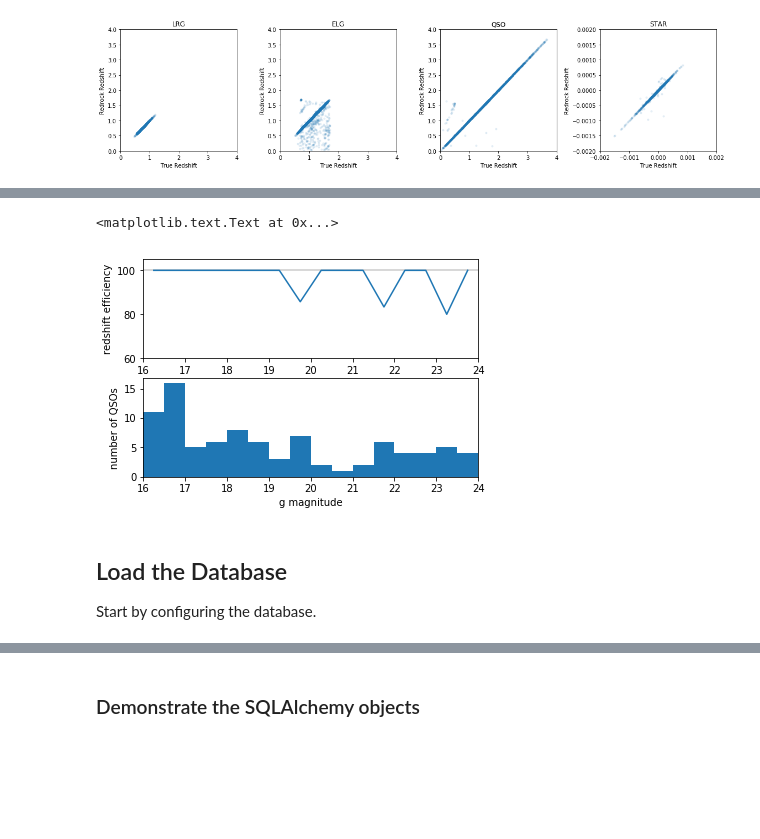
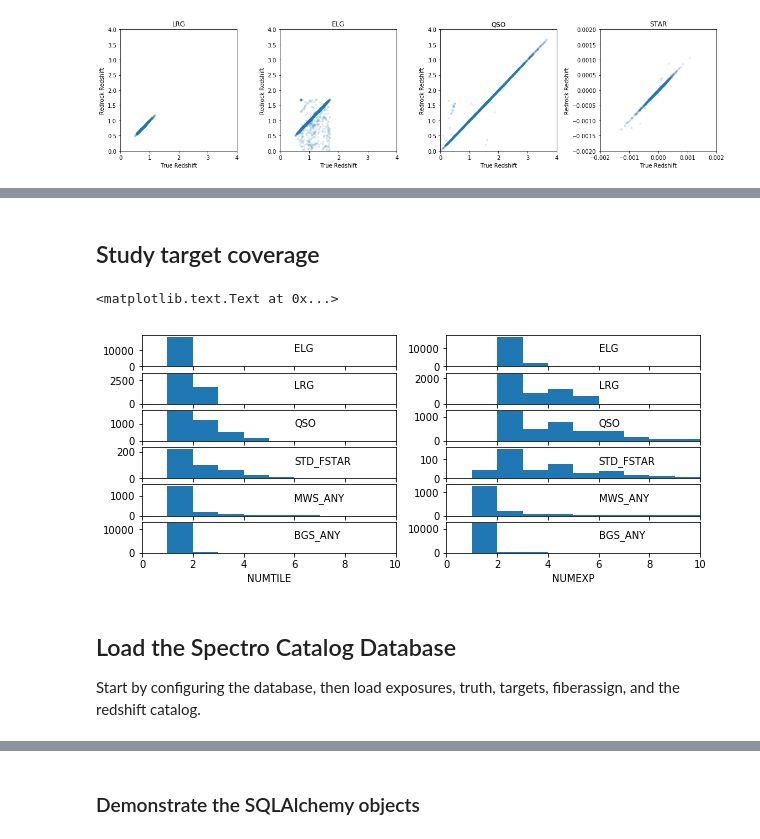
Before and after one commit to desihub/two_percent_DESI, a Jupyter notebook: mini/minitest.ipynb, the cells around one changed output, grey strips where cells are left out. Drawn from its saved outputs; the diff is of its cells as text; code cells hidden in the pictures; blank space fills up the shorter version.

```diff
--- a/mini/minitest.ipynb
+++ b/mini/minitest.ipynb
@@ -666,7 +676,7 @@ def is_fastframe_done(explist, reduxdir, verbose=False):
 
 # is_fastframe_done(explist, reduxdir, verbose=True)
 # %%
-if is_fastframe_done(explist, reduxdir):
+if is_fastframe_done(explist, reduxdir, verbose=True):
     print('fastframe already done; skipping')
 else:
     logfilename = os.path.join(reduxdir, 'exposures', 'fastframe.log')
@@ -1013,7 +977,9 @@ spectra-64-5298.fits 16125     2843
 
 This is just a merging of the individual zbest files
 # %%
-cmd = 'desi_zcatalog -i {reduxdir}/spectra-64 -o {reduxdir}/zcatalog.fits'.format(reduxdir=reduxdir)
+zcatfile = desispec.io.findfile('zcatalog')
+cmd = 'desi_zcatalog -i {reduxdir}/spectra-64 -o {zcatfile} --match {targetdir}/targets.fits'.format(
+        reduxdir=reduxdir, zcatfile=zcatfile, targetdir=targetdir)
 print(cmd)
 !$cmd
 # %% [output]
@@ -1022,7 +990,7 @@ desi_zcatalog -i /global/cscratch1/sd/bweaver/desi/dev/end2end/spectro/redux/min
 ## Redshift QA
 # %%
 truth = Table.read(os.path.join(targetdir, 'truth.fits'))
-zcat = Table.read(os.path.join(reduxdir, 'zcatalog.fits'))
+zcat = Table.read(zcatfile)
 
 truth['TRUESPECTYPE'] = np.char.strip(truth['TRUESPECTYPE'])
 truth['TEMPLATETYPE'] = np.char.strip(truth['TEMPLATETYPE'])
@@ -1118,12 +1080,0 @@ are so efficient that is isn't very meaningful to bin them.  Leaving this code i
-# %%
-g = ztruth['FLUX_G']
-magbins = np.linspace(16, 24, 17)
-midmag = 0.5*(magbins[0:-1] + magbins[1:])
-zeff = list()
-for i in range(len(magbins)-1):
-    maglo, maghi = magbins[i:i+2]
-    ismag = (maglo < g) & (g < maghi)
-    pgood, pfail, pmiss, plost = zstats(ztruth[isQSO & ismag])
-    nmag = np.count_nonzero(isQSO & ismag)
-    print('{:.1f}-{:.1f} {:4d} {:6s} {:5.1f} {:5.1f} {:5.1f} {:5.1f}'.format(maglo, maghi, nmag, 'QSO', pgood, pfail, pmiss, plost))
-    zeff.append(pgood)
@@ -1147,23 +1081,34 @@ for i in range(len(magbins)-1):
-# %%
-subplot(211)
-axhline(100, color='0.8')
-plot(midmag, zeff)
-xlim(magbins[0], magbins[-1])
-ylabel('redshift efficiency')
-ylim(60,105)
-
-subplot(212)
-hist(g[isQSO], len(magbins)-1, (magbins[0], magbins[-1]))
-xlim(magbins[0], magbins[-1])
-xlabel('g magnitude')
-ylabel('number of QSOs')
-# %% [output]
-<matplotlib.text.Text at 0x...>
-[figure, removed]
+# %% [markdown]
+## Study target coverage
+# %%
+from desitarget import desi_mask
+from collections import Counter
+
+figure(figsize=(10,4))
+for i, targtype in enumerate(['ELG', 'LRG', 'QSO', 'STD_FSTAR', 'MWS_ANY', 'BGS_ANY']):
+    ii = (zcat['DESI_TARGET'] & desi_mask[targtype]) != 0
+    subplot(6,2,1+2*i)
+    n = hist(zcat['NUMTILE'][ii], 10, (0,10))[0]
+    text(6, np.max(n)/2, targtype)
+    xlim(0,10)
+    if i<5:
+        xticks([0,2,4,6,8,10], ['']*6)
+    subplot(6,2,2+2*i)
+    n = hist(zcat['NUMEXP'][ii], 10, (0,10))[0]
+    text(6, np.max(n)/2, targtype)
+    xlim(0,10)
+    if i<5:
+        xticks([0,2,4,6,8,10], ['']*6)
+
+subplot(6,2,11); xlabel('NUMTILE')
+subplot(6,2,12); xlabel('NUMEXP')
+# %% [output]
+<matplotlib.text.Text at 0x...>
+[figure, added]
 # %% [markdown]
-## Load the Database
+## Load the Spectro Catalog Database
 
-Start by configuring the database.
+Start by configuring the database, then load exposures, truth, targets, fiberassign, and the redshift catalog.
 # %%
 from argparse import Namespace
 from desispec.database.datachallenge import (setup_db, dbSession, load_file,
```
Also changed, not shown: parts of 40 cells of this notebook.
